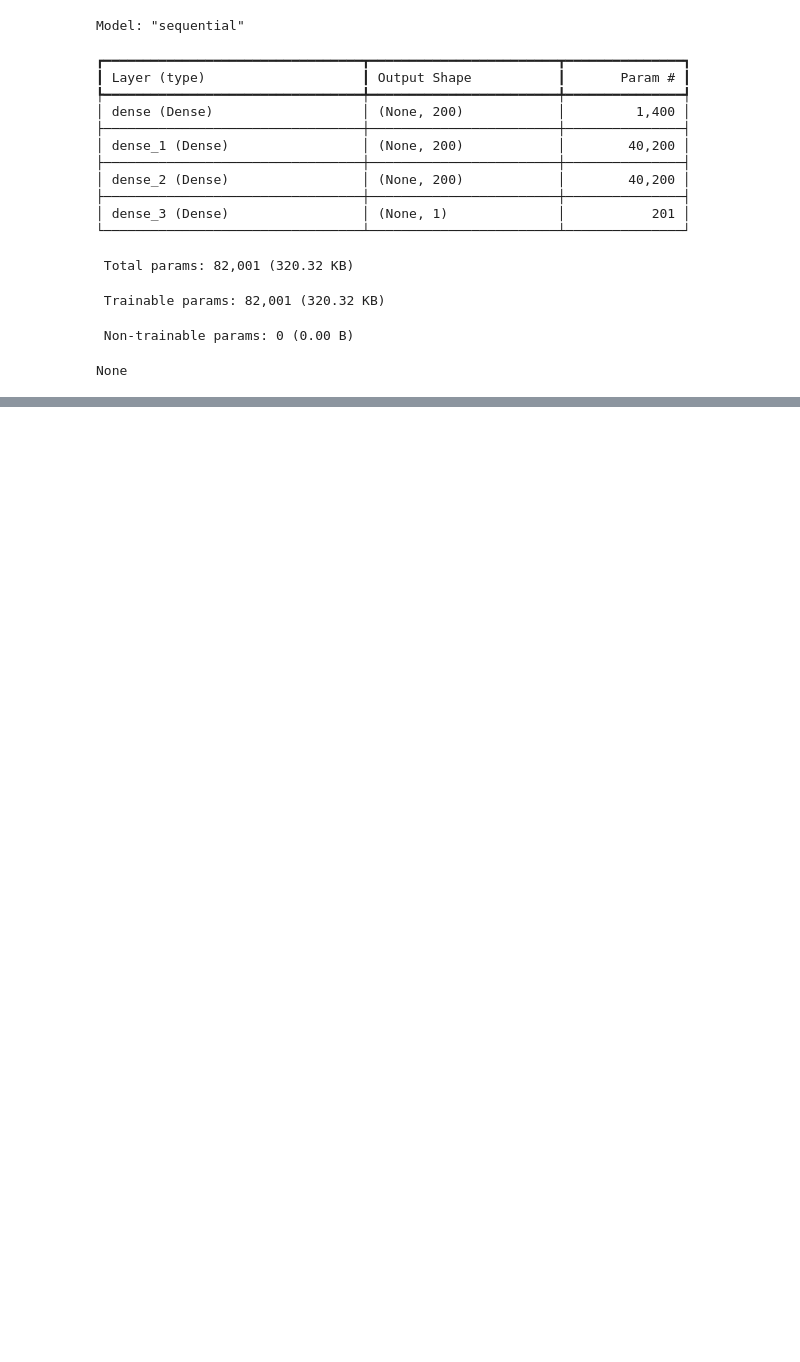
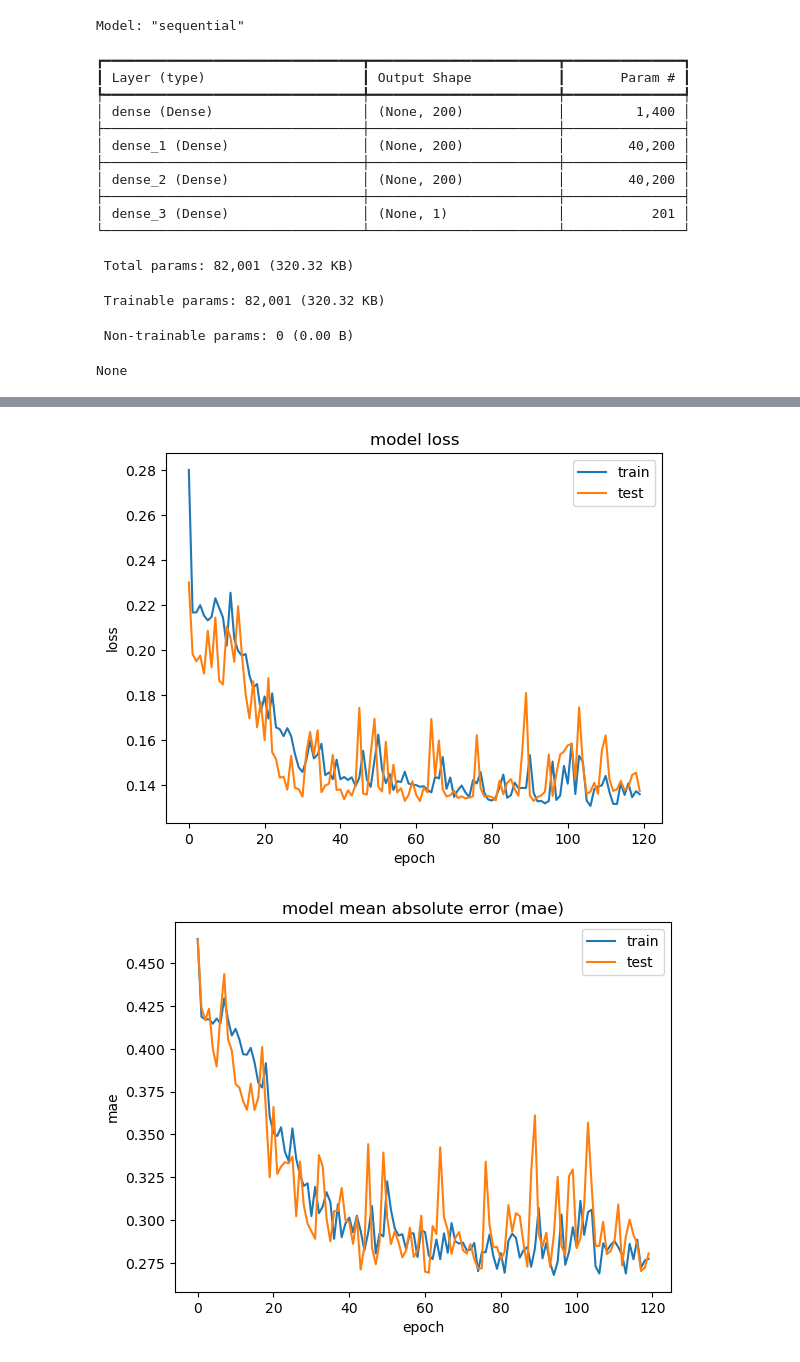
Before and after one commit to t1ww/AI-titanic-project, a Jupyter notebook: project/project_titanic.ipynb, the cells around one changed output, grey strips where cells are left out. Saved outputs shown, nothing was run; the diff lists cells and outputs as text; code cells hidden in the pictures; blank space fills up the shorter version.

Commit message:
finished 1 model

```diff
--- a/project/project_titanic.ipynb
+++ b/project/project_titanic.ipynb
@@ -58,14 +74,10 @@ target = 'Survived'
 
 # Filter the data based on features and target
 filtered_data = train_data[features + [target]]
+clean_data(filtered_data)
 
-# Convert 'Sex' to numeric (male = 0, female = 1)
-filtered_data['Sex'] = filtered_data['Sex'].map({'male': 0, 'female': 1}) # i learned how to map String to numbers
-
-# Handle missing values in 'Age' and 'Fare' by filling median
-filtered_data['Age'] = filtered_data['Age'].fillna(filtered_data['Age'].median()) # i learned to fill na with median
-filtered_data['Fare'] = filtered_data['Fare'].fillna(filtered_data['Fare'].median())
-
+filtered_test_data = test_data[features]
+clean_data(filtered_test_data)
 # Print
 filtered_data
 # %% [output]
@@ -130,11 +142,12 @@ None
 # %%
 # training models
 
-# Train:
+# Train setup
 loss = 'mse'
 metric = 'mae'
+epochs = 120 # number of times training
+x_train, x_val, y_train, y_val = train_test_split(filtered_data[features], filtered_data[target], test_size=0.2, random_state=42)
 
-epochs = 1750 # number of times training
-
-# Compile
+# Train
 model1.compile(loss=loss, optimizer='adam', metrics=[metric])
+history = model1.fit(x_train, y_train, epochs=epochs, batch_size=64, verbose=1, validation_data=(x_val, y_val))
@@ -140,0 +172,20 @@ model1.compile(loss=loss, optimizer='adam', metrics=[metric])
+# %%
+# Display loss:
+plt.plot(history.history['loss'])
+plt.plot(history.history['val_loss'])
+plt.title('model loss')
+plt.ylabel('loss')
+plt.xlabel('epoch')
+plt.legend(['train', 'test'])
+plt.show()
+# Display metric:
+plt.plot(history.history['mae'])
+plt.plot(history.history['val_mae'])
+plt.title('model mean absolute error (mae)')
+plt.ylabel('mae')
+plt.xlabel('epoch')
+plt.legend(['train', 'test'])
+plt.show()
+# %% [output]
+[figure, added]
+[figure, added]
```
Also changed, not shown: parts of 6 cells of this notebook.
